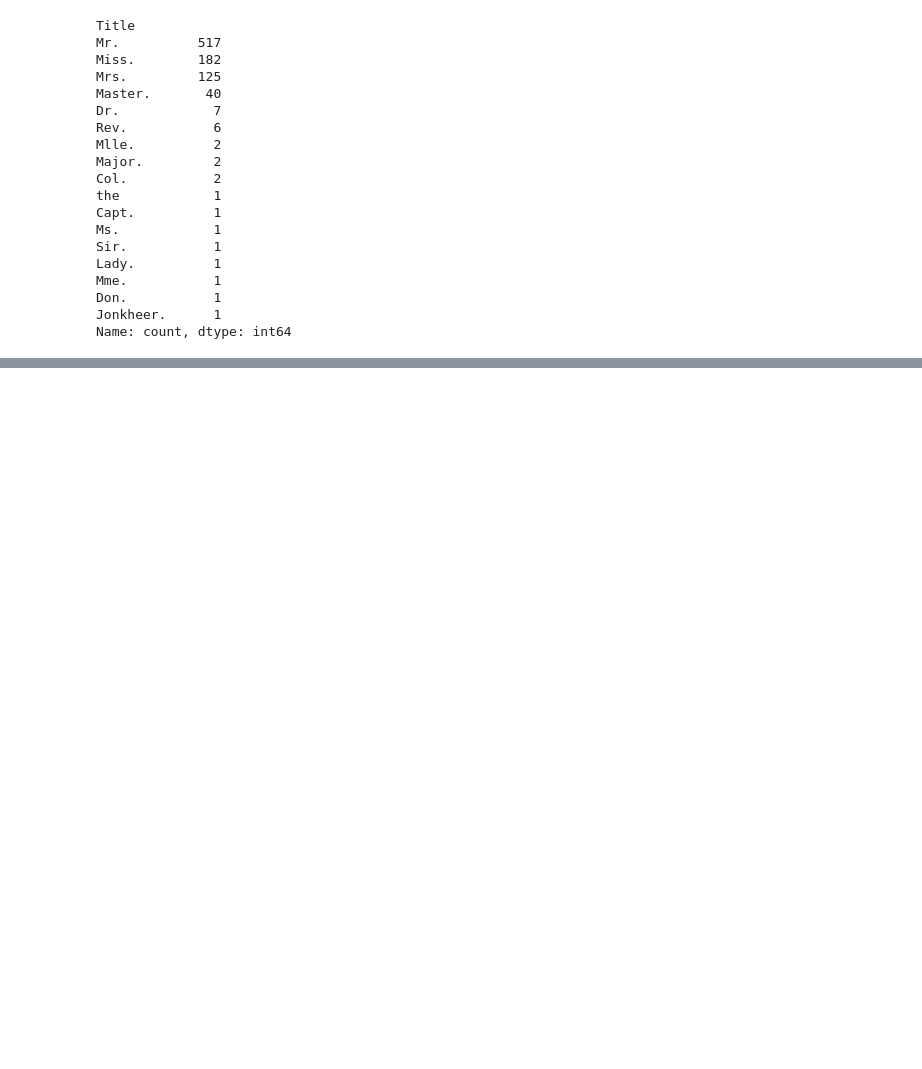
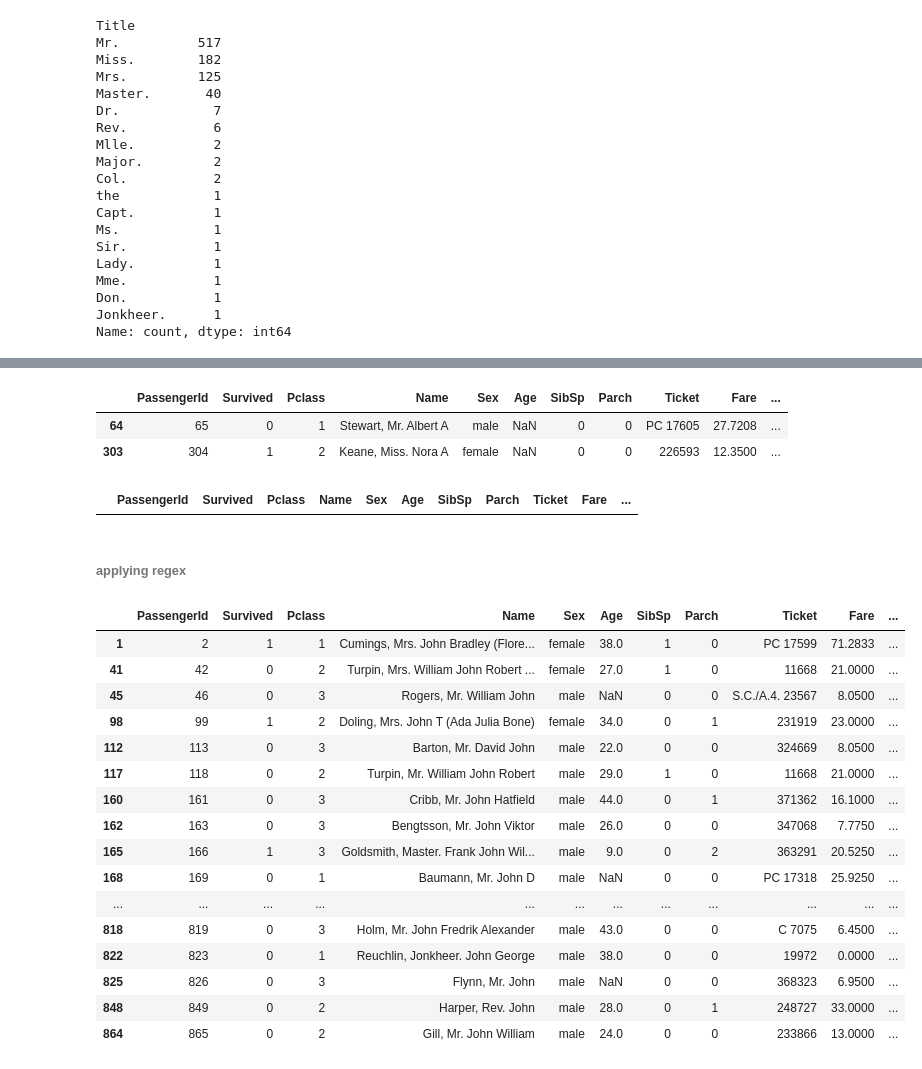
Before and after one commit to VidyanandYadav/Data-science-Journey, a Jupyter notebook: Session22_VectorizedString.ipynb, the cells around one changed output, grey strips where cells are left out. Drawn from its saved outputs; the diff is of its cells as text; code cells hidden in the pictures; blank space fills up the shorter version.

```diff
--- a/Session22_VectorizedString.ipynb
+++ b/Session22_VectorizedString.ipynb
@@ -182,7 +182,7 @@ df['Name'].str.split(',').str.get(1).str.strip().str.split(' ',n = 1, expand = T
 | 890 | Mr. | Patrick |
 891 rows × 2 columns
 # %%
-df[['Title','FirstName']] = df['Name'].str.split(',').str.get(1).str.strip().str.split(' ',n = 1, expand = True)
+df[['title','FirstName']] = df['Name'].str.split(',').str.get(1).str.strip().str.split(' ',n = 1, expand = True)
 df.head()
 # %% [output]
 |  | PassengerId | Survived | Pclass | Name | Sex | Age | SibSp | Parch | Ticket | Fare | ... |
@@ -222,0 +260,36 @@ KeyError: 'Title'
+# %%
+# ends with
+df[df['FirstName'].str.endswith('A')]
+# %% [output]
+|  | PassengerId | Survived | Pclass | Name | Sex | Age | SibSp | Parch | Ticket | Fare | ... |
+| 64 | 65 | 0 | 1 | Stewart, Mr. Albert A | male | NaN | 0 | 0 | PC 17605 | 27.7208 | ... |
+| 303 | 304 | 1 | 2 | Keane, Miss. Nora A | female | NaN | 0 | 0 | 226593 | 12.3500 | ... |
+# %%
+# isdigit/isalpha...
+df[df["FirstName"].str.isdigit()]
+# %% [output]
+|  | PassengerId | Survived | Pclass | Name | Sex | Age | SibSp | Parch | Ticket | Fare | ... |
+# %% [markdown]
+###### applying regex
+# %%
+# contains
+# search john -->> both( means capital or small both)
+df[df['FirstName'].str.contains('john',case = False)] # case = False ignores the upper or lower case
+# %% [output]
+|  | PassengerId | Survived | Pclass | Name | Sex | Age | SibSp | Parch | Ticket | Fare | ... |
+| 1 | 2 | 1 | 1 | Cumings, Mrs. John Bradley (Flore... | female | 38.0 | 1 | 0 | PC 17599 | 71.2833 | ... |
+| 41 | 42 | 0 | 2 | Turpin, Mrs. William John Robert ... | female | 27.0 | 1 | 0 | 11668 | 21.0000 | ... |
+| 45 | 46 | 0 | 3 | Rogers, Mr. William John | male | NaN | 0 | 0 | S.C./A.4. 23567 | 8.0500 | ... |
+| 98 | 99 | 1 | 2 | Doling, Mrs. John T (Ada Julia Bone) | female | 34.0 | 0 | 1 | 231919 | 23.0000 | ... |
+| 112 | 113 | 0 | 3 | Barton, Mr. David John | male | 22.0 | 0 | 0 | 324669 | 8.0500 | ... |
+| 117 | 118 | 0 | 2 | Turpin, Mr. William John Robert | male | 29.0 | 1 | 0 | 11668 | 21.0000 | ... |
+| 160 | 161 | 0 | 3 | Cribb, Mr. John Hatfield | male | 44.0 | 0 | 1 | 371362 | 16.1000 | ... |
+| 162 | 163 | 0 | 3 | Bengtsson, Mr. John Viktor | male | 26.0 | 0 | 0 | 347068 | 7.7750 | ... |
+| 165 | 166 | 1 | 3 | Goldsmith, Master. Frank John Wil... | male | 9.0 | 0 | 2 | 363291 | 20.5250 | ... |
+| 168 | 169 | 0 | 1 | Baumann, Mr. John D | male | NaN | 0 | 0 | PC 17318 | 25.9250 | ... |
+| ... | ... | ... | ... | ... | ... | ... | ... | ... | ... | ... | ... |
+| 818 | 819 | 0 | 3 | Holm, Mr. John Fredrik Alexander | male | 43.0 | 0 | 0 | C 7075 | 6.4500 | ... |
+| 822 | 823 | 0 | 1 | Reuchlin, Jonkheer. John George | male | 38.0 | 0 | 0 | 19972 | 0.0000 | ... |
+| 825 | 826 | 0 | 3 | Flynn, Mr. John | male | NaN | 0 | 0 | 368323 | 6.9500 | ... |
+| 848 | 849 | 0 | 2 | Harper, Rev. John | male | 28.0 | 0 | 1 | 248727 | 33.0000 | ... |
+| 864 | 865 | 0 | 2 | Gill, Mr. John William | male | 24.0 | 0 | 0 | 233866 | 13.0000 | ... |
```
Also changed, not shown: parts of 9 cells of this notebook.
